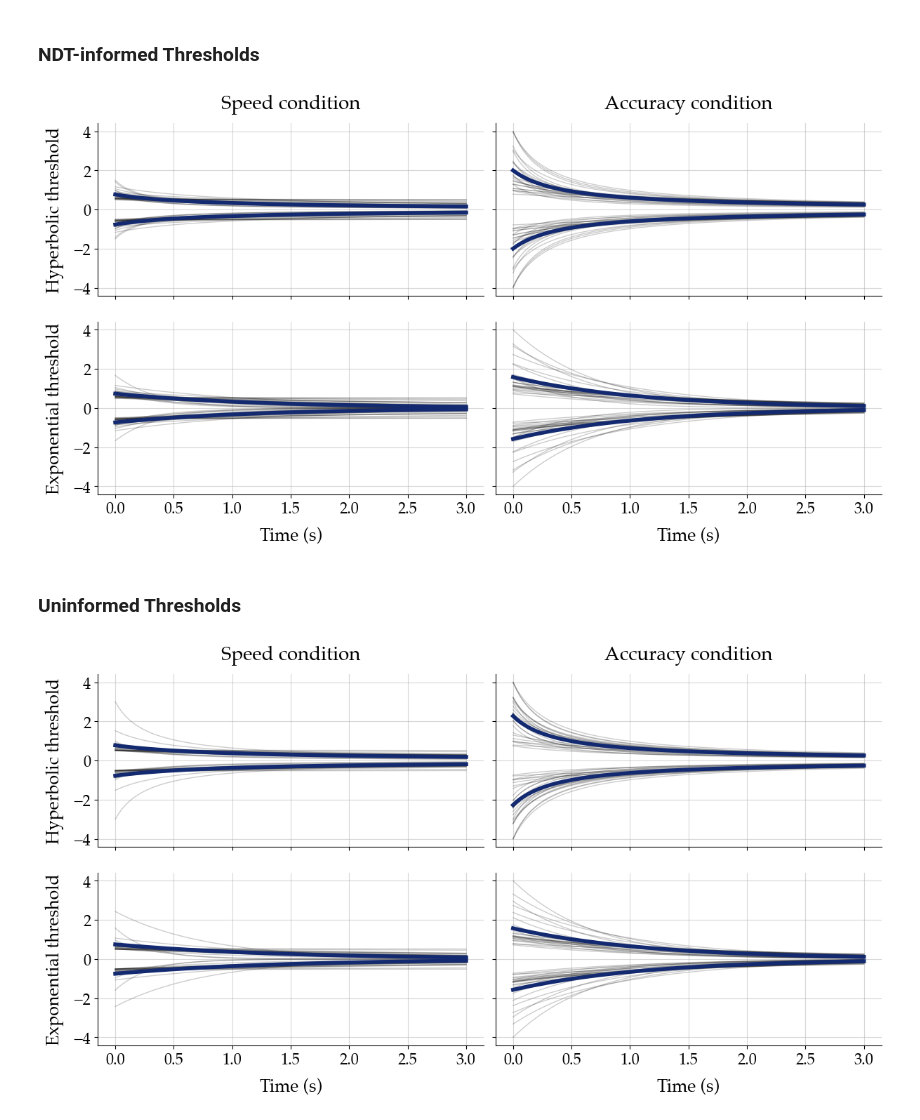
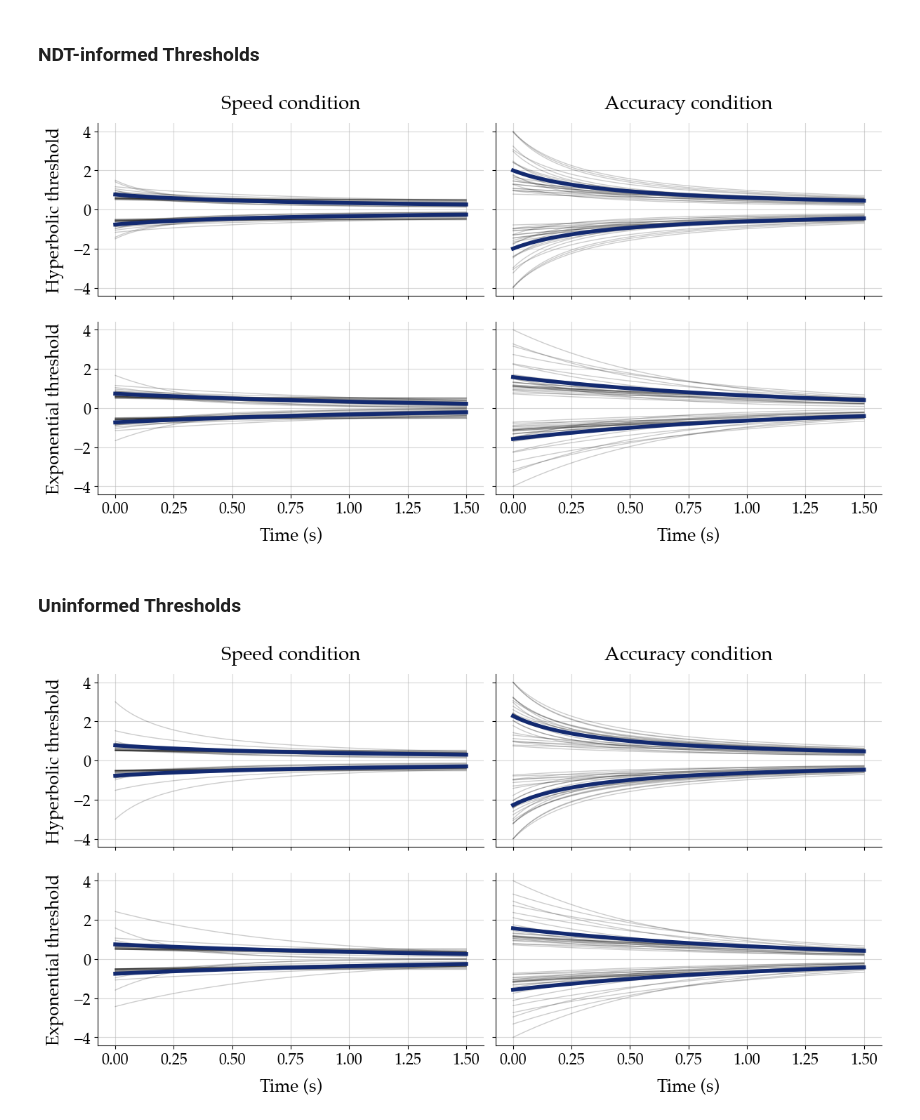
Before and after one commit to AmirHoseinHadian/CTDM_recovery, a Jupyter notebook: _Application/_Study2/_fixed_drift/plot_threshold.ipynb, the cells around one changed output. Saved outputs shown, nothing was run; the diff lists cells and outputs as text; code cells hidden in the pictures.

Commit message:
shortening the x-axis for threshold plots

```diff
--- a/_Application/_Study2/_fixed_drift/plot_threshold.ipynb
+++ b/_Application/_Study2/_fixed_drift/plot_threshold.ipynb
@@ -33,7 +33,7 @@ exp_accuracy = pd.read_csv('_prms/exp.csv')[['b0_ac', 'lambda_ac']].rename(colum
 
 thresholds = [hyp_speed, hyp_accuracy, exp_speed, exp_accuracy]
 # %%
-time = np.linspace(0, 3, 100)
+time = np.linspace(0, 1.5, 100)
 fig, axs = plt.subplots(2, 2, figsize=(12, 6.5), layout='constrained', sharey=True, sharex=True)
 for i, ax in enumerate(axs.flat):
     for j in range(hyp_speed.shape[0]):
@@ -94,7 +94,7 @@ fig.savefig(
     bbox_inches='tight'
 )
 # %% [output]
-[figure, old version]
+[figure, new version]
 # %% [markdown]
 ### Uninformed Thresholds
 # %%
@@ -105,7 +105,7 @@ exp_accuracy = pd.read_csv('_prms/bexp.csv')[['b0_ac', 'lambda_ac']].rename(colu
 
 thresholds = [hyp_speed, hyp_accuracy, exp_speed, exp_accuracy]
 # %%
-time = np.linspace(0, 3, 100)
+time = np.linspace(0, 1.5, 100)
 fig, axs = plt.subplots(2, 2, figsize=(12, 6.5), layout='constrained', sharey=True, sharex=True)
 for i, ax in enumerate(axs.flat):
     for j in range(hyp_speed.shape[0]):
@@ -139,31 +139,31 @@ for i, ax in enumerate(axs.flat):
             c=COLOR, alpha=1, linewidth=LINE_WIDTH + 3
         )
     else:
         ax.plot(
             time, exponential(thresholds[i]['b0'].mean(), thresholds[i]['lambda'].mean(), time),
             c=COLOR, alpha=1, linewidth=LINE_WIDTH + 3
         )
         ax.plot(
             time, exponential(-thresholds[i]['b0'].mean(), thresholds[i]['lambda'].mean(), time),
             c=COLOR, alpha=1, linewidth=LINE_WIDTH + 3
         )
     if i == 0:
         ax.set_ylabel('Hyperbolic threshold', fontsize=FONT_SIZE_2, labelpad=10)
         ax.set_title("Speed condition", fontsize=FONT_SIZE_1, pad=15)
     if i == 1:
         ax.set_title("Accuracy condition", fontsize=FONT_SIZE_1, pad=15)
     if i == 2:
         ax.set_ylabel('Exponential threshold', fontsize=FONT_SIZE_2, labelpad=10)
     ax.tick_params(labelsize=FONT_SIZE_3)
     ax.grid(alpha=0.5)
 sns.despine()
 fig.set_constrained_layout_pads(hspace=0.1, wspace=0.02)
 
 fig.savefig(
     '_plots/thresholds_uninformed_s2.pdf',
     transparent=True,
     dpi=600,
     bbox_inches='tight'
 )
 # %% [output]
-[figure, old version]
+[figure, new version]
```
Also changed, not shown: 5 other files.
